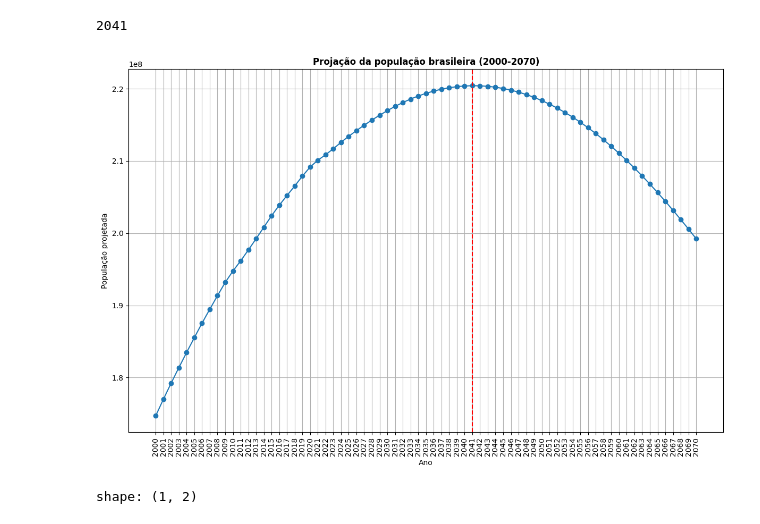
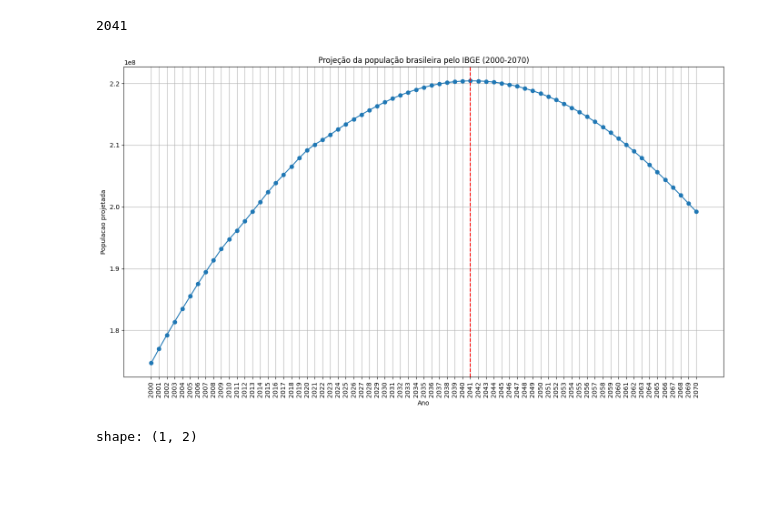
Before and after one commit to LazaroDamasceno/Analise-Dados-com-Python, a Jupyter notebook: ibge/projecao_populacao/projecao_populacao.ipynb, the cells around one changed output. Drawn from its saved outputs; the diff is of its cells as text; code cells hidden in the pictures; blank space fills up the shorter version.

Commit message:
Refez a análise do notebook projecao_populacao_br

```diff
--- a/ibge/projecao_populacao/projecao_populacao.ipynb
+++ b/ibge/projecao_populacao/projecao_populacao.ipynb
@@ -90,13 +35,13 @@ print(df.columns)
 # %% [output]
 ['grupo_etario', '2000', '2001', '2002', '2003', '2004', '2005', '2006', '2007', '2008', '2009', '2010', '2011', '2012', '2013', '2014', '2015', '2016', '2017', '2018', '2019', '2020', '2021', '2022', ...
 # %%
-df_tidy = df.unpivot(
+df_unpivoted = df.unpivot(
     index='grupo_etario',
     on=[str(x) for x in range(2000, 2071)],
     variable_name='ano',
     value_name='populacao_br'
 )
 # %%
-df_tidy = df_tidy.with_columns(
+df_unpivoted = df_unpivoted.with_columns(
     pl.col('ano').cast(int)
 )
@@ -114,5 +65,5 @@ shape: (5, 3)
 # %%
-df_grouped = df_tidy.group_by('ano').agg(
+df_grouped = df_unpivoted.group_by('ano').agg(
     pl.col('populacao_br').sum()
 )
 # %%
@@ -145,32 +108,36 @@ print(anos)
 # %% [output]
 [2000, 2001, 2002, 2003, 2004, 2005, 2006, 2007, 2008, 2009, 2010, 2011, 2012, 2013, 2014, 2015, 2016, 2017, 2018, 2019, 2020, 2021, 2022, 2023, 2024, 2025, 2026, 2027, 2028, 2029, 2030, 2031, 2032, 2 ...
 # %%
-ano_pop_pico = df_sorted.filter(
+ano_populacao_pico = df_sorted.filter(
     pl.col('populacao_br') == pl.col('populacao_br').max()
 ).row(0)[0]
-ano_pop_pico
+ano_populacao_pico
 # %% [output]
 2041
 # %%
-fig, ax = plt.subplots(figsize=(12, 8))
+fig, ax = plt.subplots(figsize=(14, 8))
 
 x = df_sorted.select(pl.col('ano'))
 y = df_sorted.select(pl.col('populacao_br'))
 
-ax.plot(x, y, marker='o')
-ax.grid()
+ax.plot(
+    x,
+    y,
+    marker='o'
+)
+ax.set_title('Projeção da população brasileira pelo IBGE (2000-2070)')
+ax.set_ylabel('Populacao projetada')
+ax.set_xlabel('Ano')
 ax.tick_params('x', rotation=90)
 ax.set_xticks(anos)
-ax.axvline(ano_pop_pico, color='red', linestyle='--')
-ax.set_title('Projação da população brasileira (2000-2070)', fontweight='bold')
-ax.set_ylabel('População projetada')
-ax.set_xlabel('Ano')
+ax.grid()
+ax.axvline(ano_populacao_pico, color='red', linestyle='--')
 
 plt.tight_layout()
 fig.savefig('projecao_populacao_br.png', dpi=300, bbox_inches='tight')
 plt.show()
 # %% [output]
-[figure, old version]
+[figure, new version]
 # %%
 df_sorted.filter(
     pl.col('populacao_br') == pl.col('populacao_br').min()
```
Also changed, not shown: parts of 13 cells of this notebook, 1 other file.
